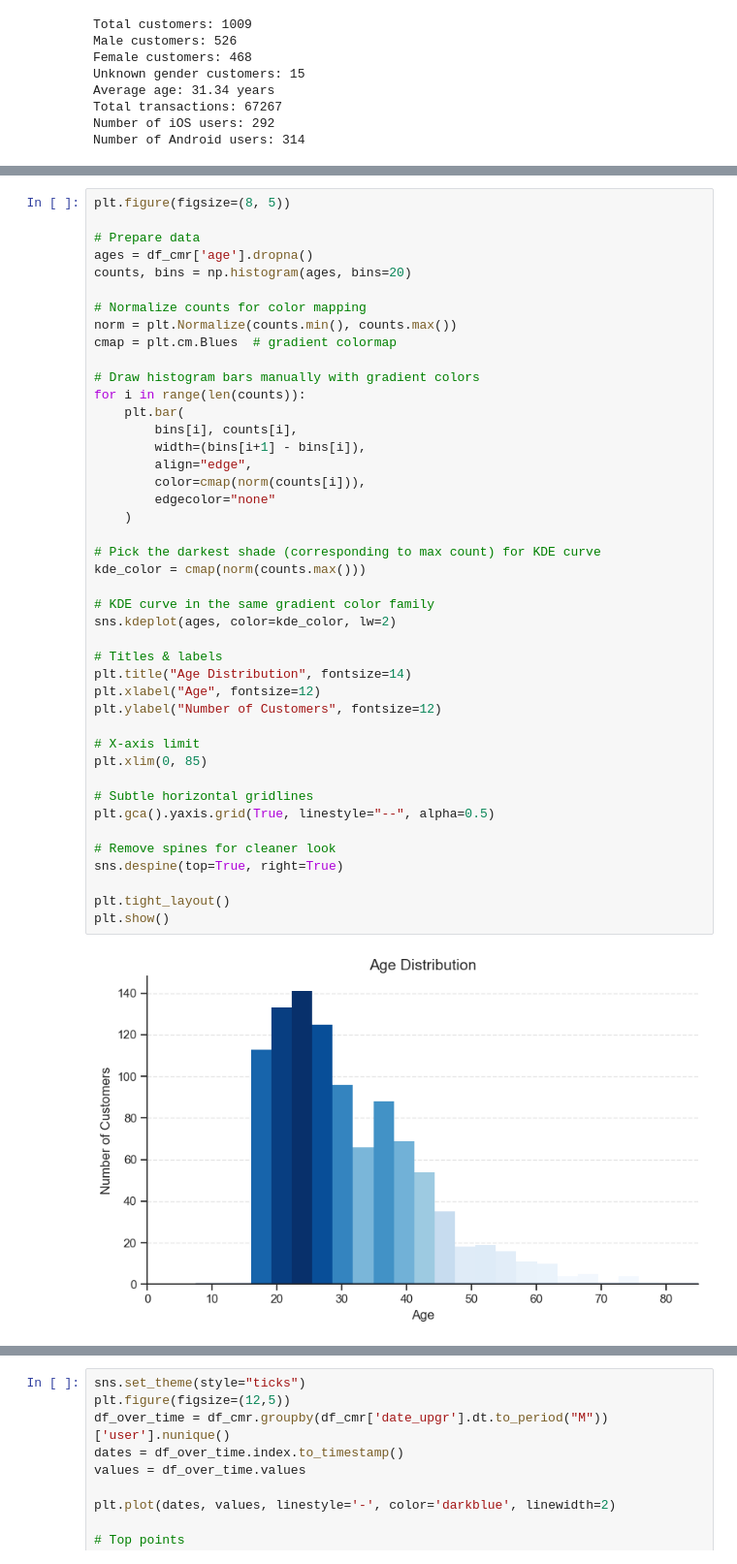
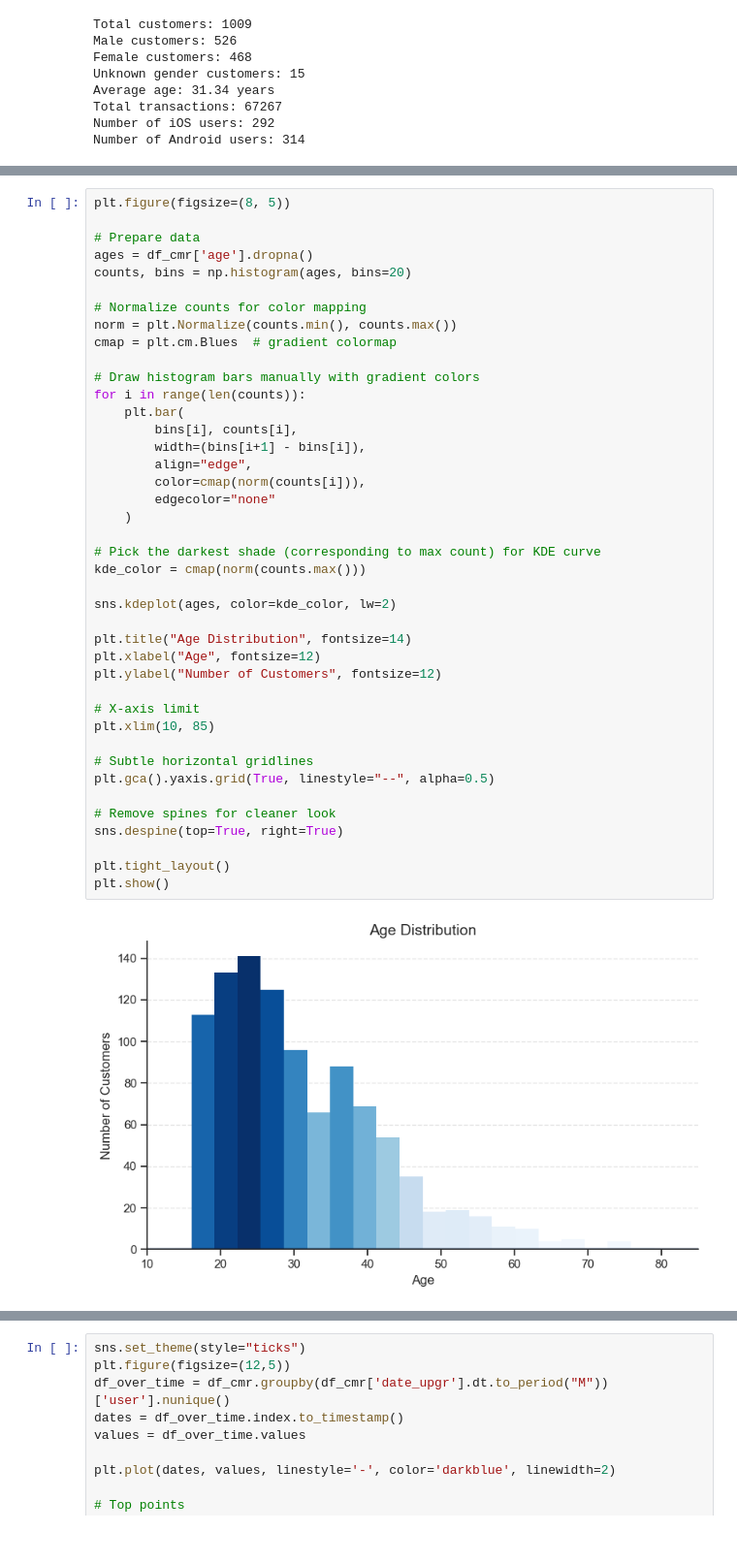
Before and after one commit to akorablov/Project_Twisto, a Jupyter notebook: FinTech_project/2_Demographic_analysis.ipynb, the cells around one changed output, grey strips where cells are left out. Shown at 97% size. Saved outputs shown, nothing was run; the diff lists cells and outputs as text.

```diff
--- a/FinTech_project/2_Demographic_analysis.ipynb
+++ b/FinTech_project/2_Demographic_analysis.ipynb
@@ -204,37 +203,35 @@ cmap = plt.cm.Blues  # gradient colormap
 # Draw histogram bars manually with gradient colors
 for i in range(len(counts)):
     plt.bar(
         bins[i], counts[i],
         width=(bins[i+1] - bins[i]),
         align="edge",
         color=cmap(norm(counts[i])),
         edgecolor="none"
     )
 
 # Pick the darkest shade (corresponding to max count) for KDE curve
 kde_color = cmap(norm(counts.max()))
 
-# KDE curve in the same gradient color family
 sns.kdeplot(ages, color=kde_color, lw=2)
 
-# Titles & labels
 plt.title("Age Distribution", fontsize=14)
 plt.xlabel("Age", fontsize=12)
 plt.ylabel("Number of Customers", fontsize=12)
 
 # X-axis limit
-plt.xlim(0, 85)
+plt.xlim(10, 85)
 
 # Subtle horizontal gridlines
 plt.gca().yaxis.grid(True, linestyle="--", alpha=0.5)
 
 # Remove spines for cleaner look
 sns.despine(top=True, right=True)
 
 plt.tight_layout()
 plt.show()
 # %% [output]
-[figure, old version]
+[figure, new version]
 # %%
 sns.set_theme(style="ticks", palette="dark:b_r")
 plt.figure(figsize=(10,6))
```
Also changed, not shown: parts of 10 cells of this notebook.
